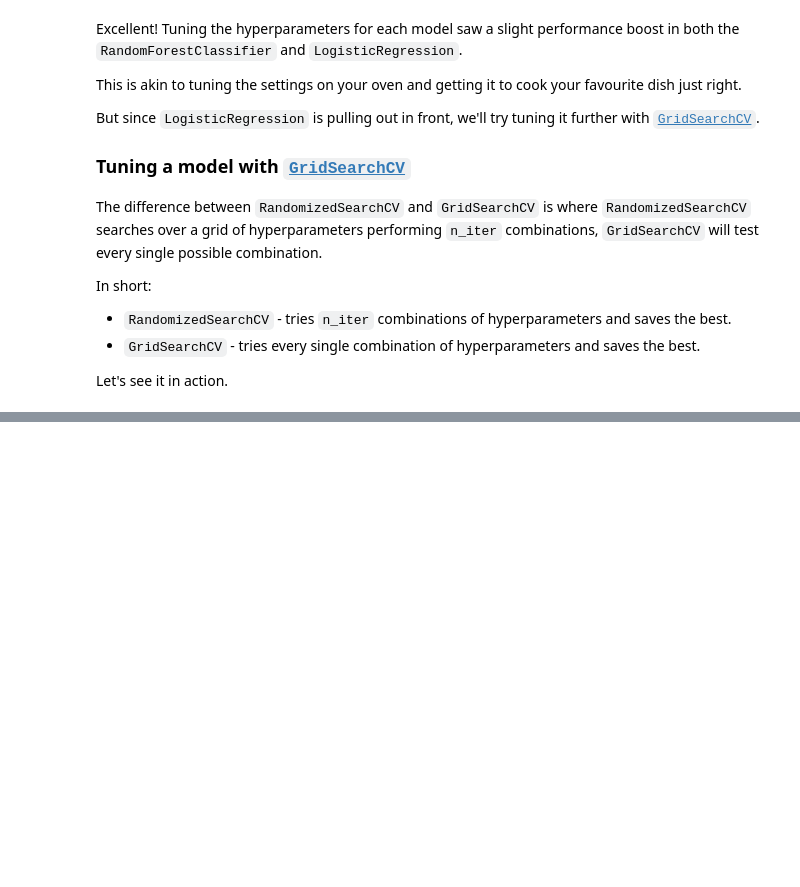
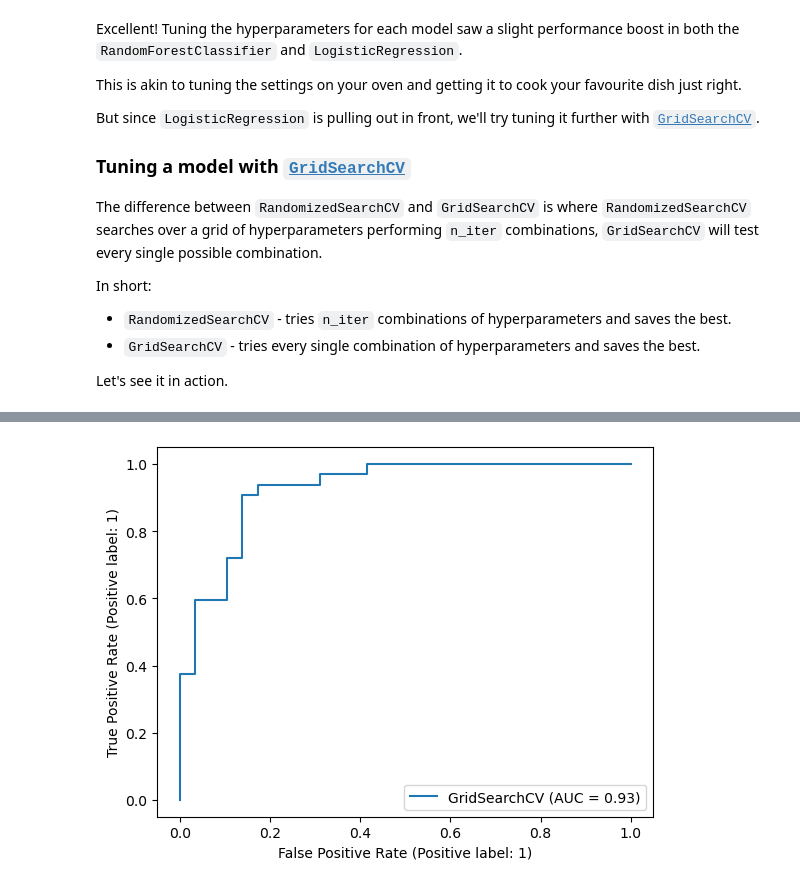
Before and after one commit to JonathaWRDCosta/Heart-Disease-ML-Project, a Jupyter notebook: end-to-end-heart-disease-classificatio.ipynb, the cells around one changed output, grey strips where cells are left out. Saved outputs shown, nothing was run; the diff lists cells and outputs as text; code cells hidden in the pictures; blank space fills up the shorter version.

```diff
--- a/end-to-end-heart-disease-classificatio.ipynb
+++ b/end-to-end-heart-disease-classificatio.ipynb
@@ -963,3 +963,12 @@ In short:
 * `GridSearchCV` - tries every single combination of hyperparameters and saves the best.
 
 Let's see it in action.
+# %%
+# Different LogisticRegression hyperparameters
+log_red_grid = {"C": np.logspace(-4, 4, 30), "solver": ["liblinear"]}
+
+# Setup grid hyperparameter search for LogisticRegression
+gs_log_reg = GridSearchCV(LogisticRegression(), param_grid=log_red_grid, cv=5, verbose=True)
+
+# Fit grid hyperparameter search model
+gs_log_reg.fit(X_train, y_train)
@@ -965,0 +1071,11 @@ Let's see it in action.
+# %%
+# Before Scikit-Learn 1.2.0 (will error with versions 1.2+)
+# from sklearn.metrics import plot_roc_curve
+# plot_roc_curve(gs_log_reg, X_test, y_test);
+
+# Scikit-Learn 1.2.0 or later
+# from sklearn.metrics import RocCurveDisplay
+
+RocCurveDisplay.from_estimator(estimator=gs_log_reg, X=X_test, y=y_test);
+# %% [output]
+[figure, added]
```
Also changed, not shown: parts of 46 cells of this notebook.
